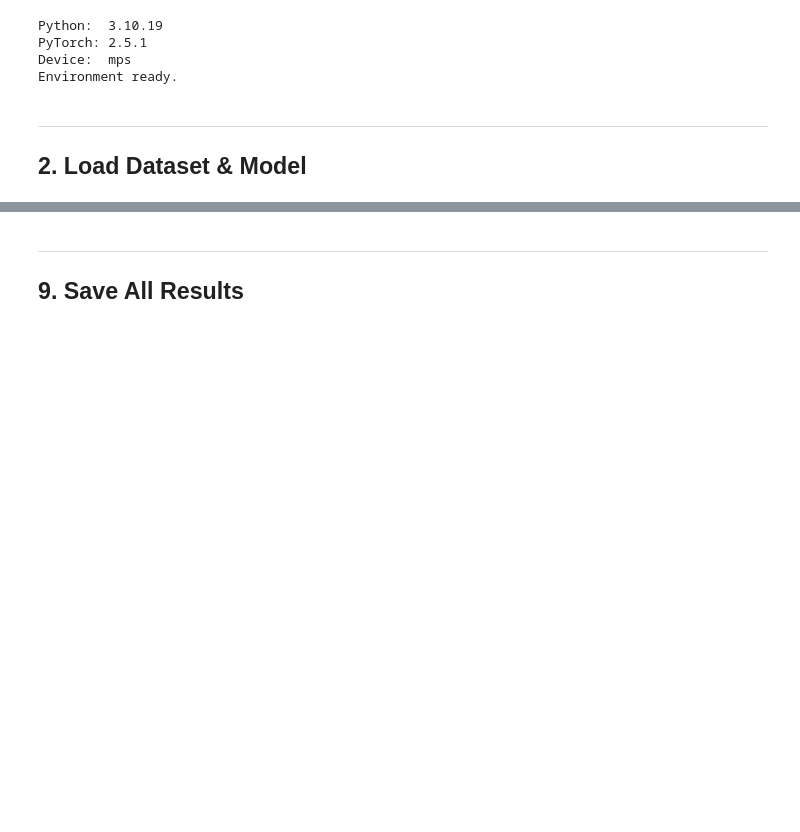
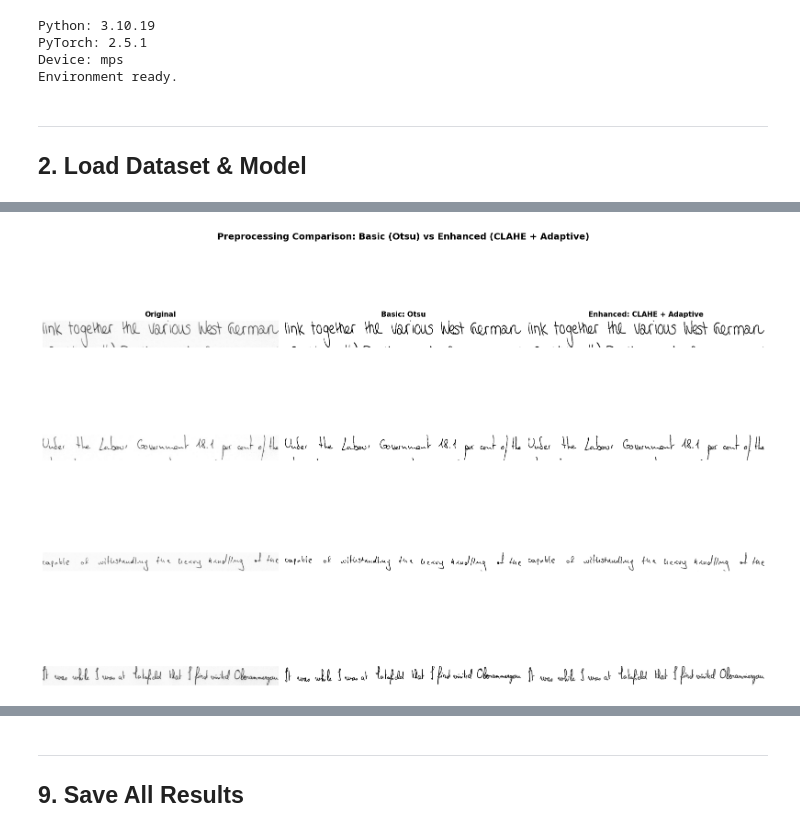
Before and after one commit to Shiva-a1/ScribeCheck, a Jupyter notebook: notebooks/train_and_evaluate.ipynb, the cells around one changed output, grey strips where cells are left out. Cells and saved outputs as stored; diff of their text form; code cells hidden in the pictures; blank space fills up the shorter version.

```diff
--- a/notebooks/train_and_evaluate.ipynb
+++ b/notebooks/train_and_evaluate.ipynb
@@ -216,15 +140,0 @@ plt.show()
-# %%
-# Predictions vs images for D3
-fig, axes = plt.subplots(5, 2, figsize=(16, 14))
-fig.suptitle('D3 TrOCR Predictions vs Ground Truth (200-sample eval)', fontsize=14, fontweight='bold')
-for idx in range(10):
-    row, col = idx // 2, idx % 2
-    ax = axes[row, col]
-    ax.imshow(test_data_d3[idx]['image'], cmap='gray')
-    gt_s = references_d3[idx] if len(references_d3[idx]) <= 40 else references_d3[idx][:37] + '...'
-    pr_s = predictions_d3[idx] if len(predictions_d3[idx]) <= 40 else predictions_d3[idx][:37] + '...'
-    ax.set_title(f'CER:{cer_d3[idx]:.3f}  GT: "{gt_s}"\nPred: "{pr_s}"', fontsize=8, ha='left', x=0)
-    ax.axis('off')
-plt.tight_layout()
-plt.savefig(os.path.join(RESULTS_DIR, 'test_predictions_d3.png'), dpi=150, bbox_inches='tight')
-plt.show()
@@ -513,0 +147,22 @@ Very Long (60+)     11    0.0026    0.0182         0.9873
+# %%
+from src.preprocessing import preprocess_comparison, assess_image_quality, pil_to_cv2
+
+fig, axes = plt.subplots(4, 3, figsize=(16, 12))
+fig.suptitle('Preprocessing Comparison: Basic (Otsu) vs Enhanced (CLAHE + Adaptive)', fontsize=14, fontweight='bold')
+col_titles = ['Original', 'Basic: Otsu', 'Enhanced: CLAHE + Adaptive']
+
+for row in range(4):
+    sample = test_data[row * 10]
+    cv2_img = pil_to_cv2(sample['image'])
+    comparison = preprocess_comparison(cv2_img)
+    for col, (key, title) in enumerate(zip(['original', 'basic_preprocessed', 'enhanced_preprocessed'], col_titles)):
+        axes[row, col].imshow(comparison[key], cmap='gray')
+        if row == 0:
+            axes[row, col].set_title(title, fontsize=11, fontweight='bold')
+        axes[row, col].axis('off')
+
+plt.tight_layout()
+plt.savefig(os.path.join(RESULTS_DIR, 'preprocessing_comparison.png'), dpi=150, bbox_inches='tight')
+plt.show()
+# %% [output]
+[figure, added]
```
Also changed, not shown: parts of 53 cells of this notebook, 30 other files.
